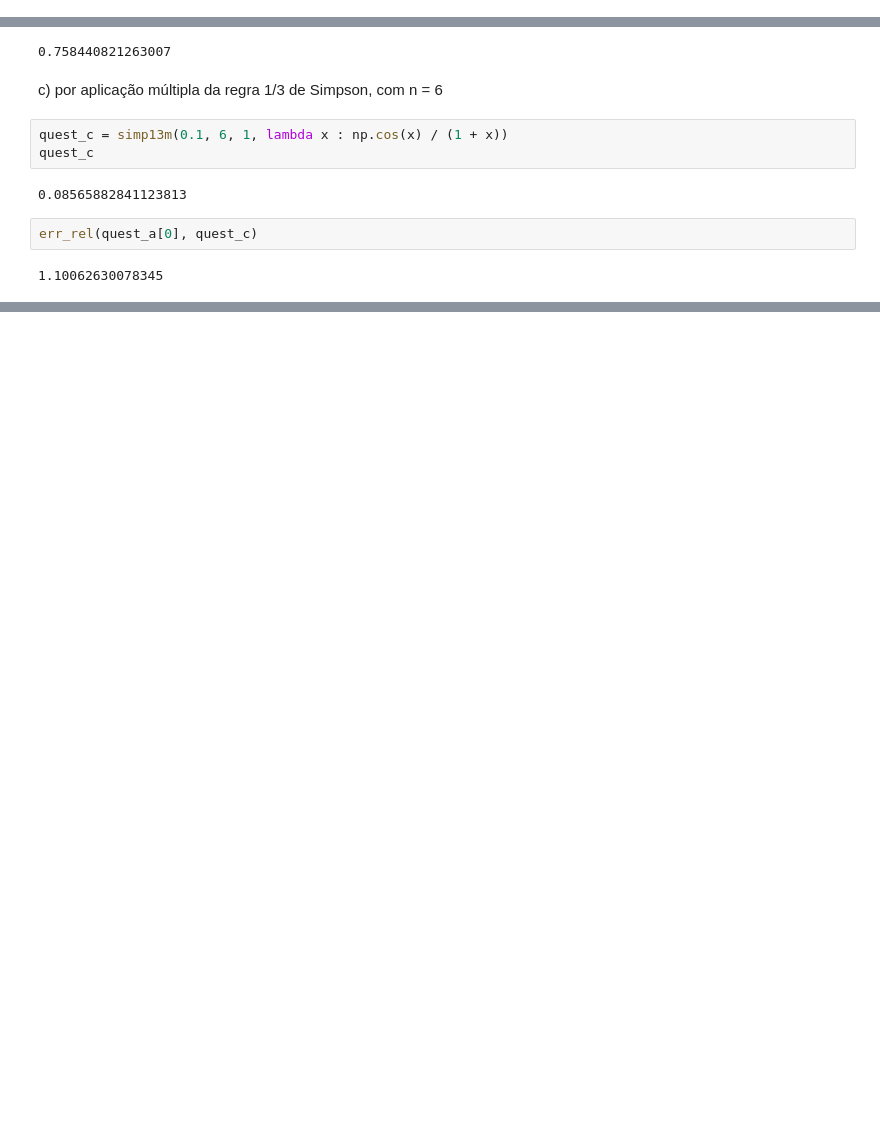
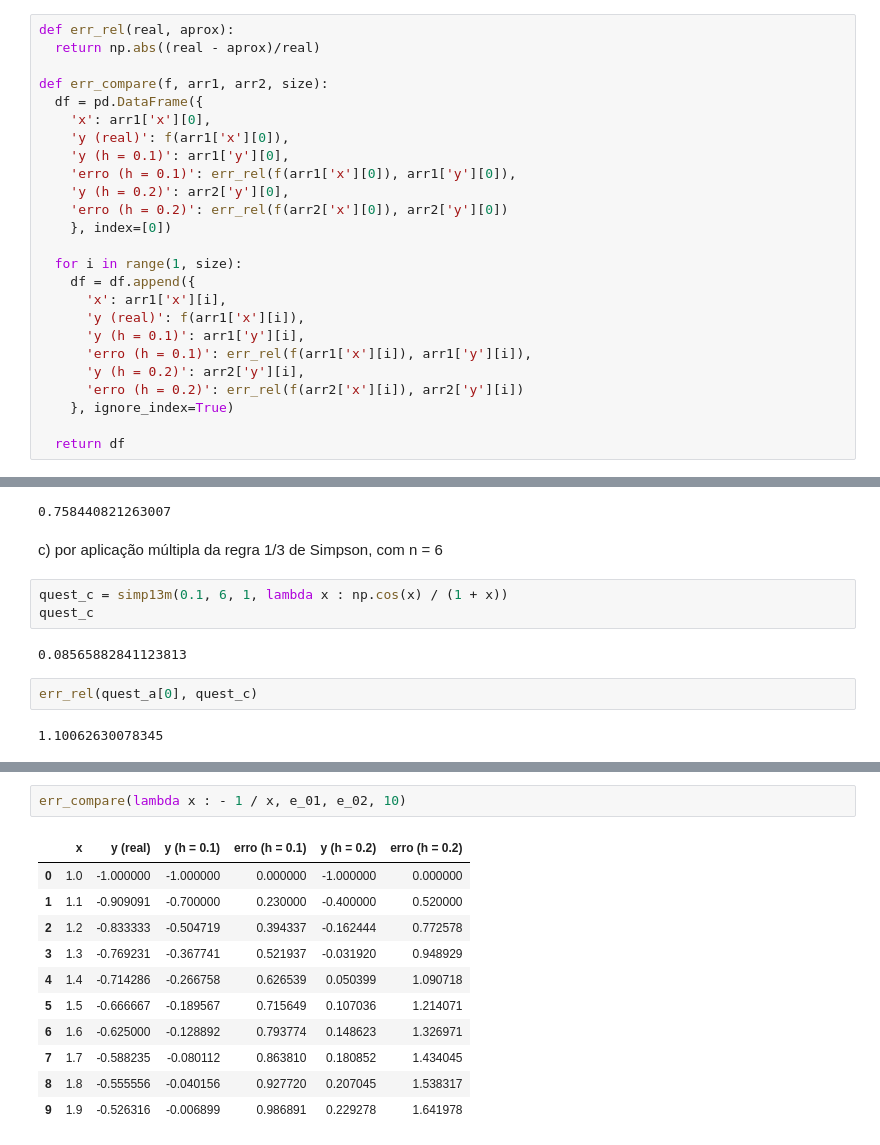
Before and after one commit to carloscalage/calculo_numerico, a Jupyter notebook: integracao.ipynb, the cells around one changed output, grey strips where cells are left out. Saved outputs shown, nothing was run; the diff lists cells and outputs as text; blank space fills up the shorter version.

Commit message:
feat: err_compare

```diff
--- a/integracao.ipynb
+++ b/integracao.ipynb
@@ -13,3 +7,28 @@ def err_rel(real, aprox):
+# %%
+def err_rel(real, aprox):
+  return np.abs((real - aprox)/real)
+
+def err_compare(f, arr1, arr2, size):
+  df = pd.DataFrame({
+    'x': arr1['x'][0],
+    'y (real)': f(arr1['x'][0]),
+    'y (h = 0.1)': arr1['y'][0],
+    'erro (h = 0.1)': err_rel(f(arr1['x'][0]), arr1['y'][0]),
+    'y (h = 0.2)': arr2['y'][0],
+    'erro (h = 0.2)': err_rel(f(arr2['x'][0]), arr2['y'][0])
+    }, index=[0])
+
+  for i in range(1, size):
+    df = df.append({
+      'x': arr1['x'][i],
+      'y (real)': f(arr1['x'][i]),
+      'y (h = 0.1)': arr1['y'][i],
+      'erro (h = 0.1)': err_rel(f(arr1['x'][i]), arr1['y'][i]),
+      'y (h = 0.2)': arr2['y'][i],
+      'erro (h = 0.2)': err_rel(f(arr2['x'][i]), arr2['y'][i])
+    }, ignore_index=True)
+
+  return df
 # %% [markdown]
 ## Algoritmos
 # %%
@@ -161,0 +184,14 @@ euler(1, 2, -1, 10, 0.2, lambda x, y : 1 / x**2 - (y / x - y ** 2))
+# %%
+err_compare(lambda x : - 1 / x, e_01, e_02, 10)
+# %% [output]
+|  | x | y (real) | y (h = 0.1) | erro (h = 0.1) | y (h = 0.2) | erro (h = 0.2) |
+| 0 | 1.0 | -1.000000 | -1.000000 | 0.000000 | -1.000000 | 0.000000 |
+| 1 | 1.1 | -0.909091 | -0.700000 | 0.230000 | -0.400000 | 0.520000 |
+| 2 | 1.2 | -0.833333 | -0.504719 | 0.394337 | -0.162444 | 0.772578 |
+| 3 | 1.3 | -0.769231 | -0.367741 | 0.521937 | -0.031920 | 0.948929 |
+| 4 | 1.4 | -0.714286 | -0.266758 | 0.626539 | 0.050399 | 1.090718 |
+| 5 | 1.5 | -0.666667 | -0.189567 | 0.715649 | 0.107036 | 1.214071 |
+| 6 | 1.6 | -0.625000 | -0.128892 | 0.793774 | 0.148623 | 1.326971 |
+| 7 | 1.7 | -0.588235 | -0.080112 | 0.863810 | 0.180852 | 1.434045 |
+| 8 | 1.8 | -0.555556 | -0.040156 | 0.927720 | 0.207045 | 1.538317 |
+| 9 | 1.9 | -0.526316 | -0.006899 | 0.986891 | 0.229278 | 1.641978 |
```
Also changed, not shown: parts of 12 cells of this notebook.
